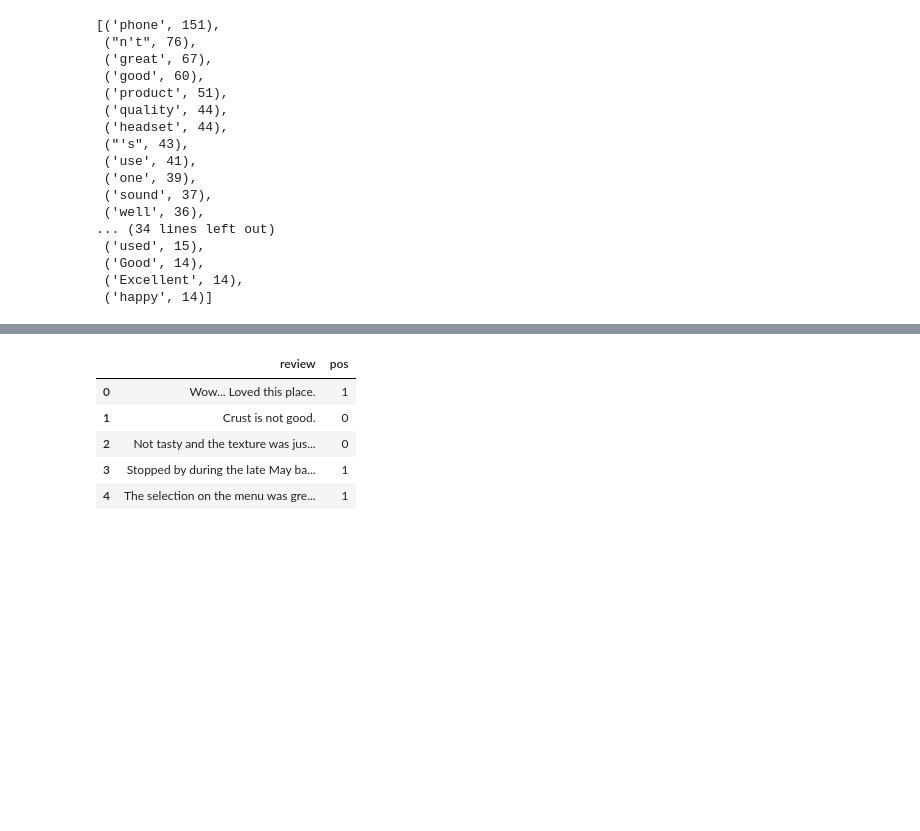
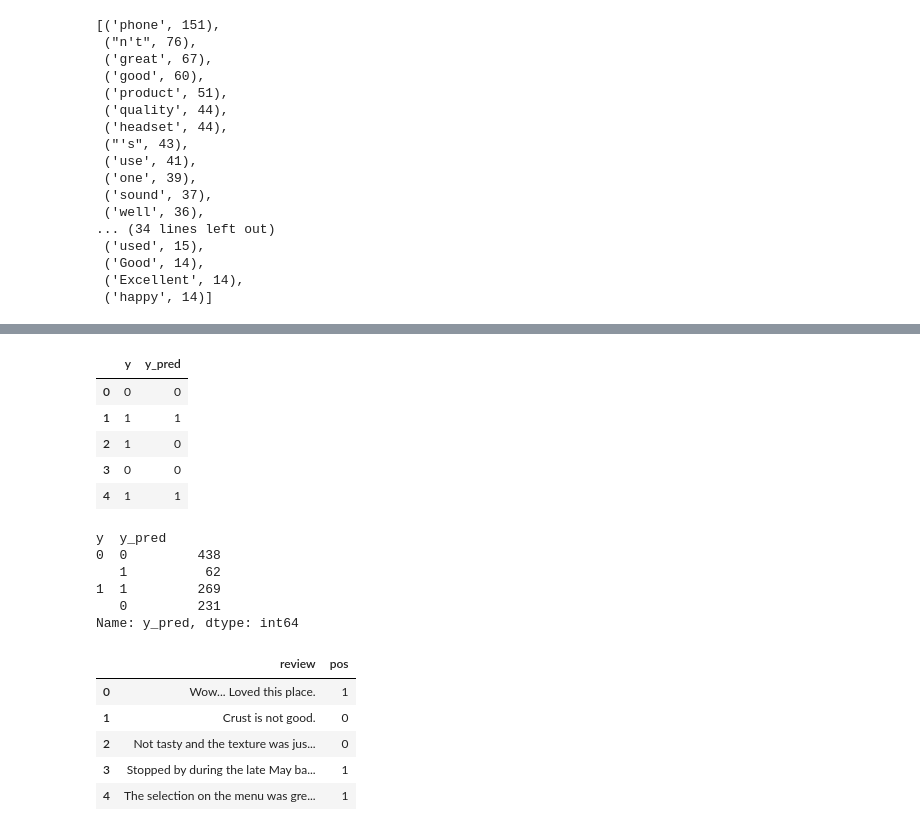
Before and after one commit to PriyankaBiswas/Data-Science, a Jupyter notebook: Unit2_SL/sentiment labelled sentences/feedback_analysis.ipynb, the cells around one changed output, grey strips where cells are left out. Cells and saved outputs as stored; diff of their text form; code cells hidden in the pictures; blank space fills up the shorter version.

Commit message:
manually counting confusion matrix

```diff
--- a/Unit2_SL/sentiment labelled sentences/feedback_analysis.ipynb
+++ b/Unit2_SL/sentiment labelled sentences/feedback_analysis.ipynb
@@ -142,4 +142,28 @@ True     298
 Name: pos, dtype: int64
+# %%
+y_pred_series = pd.Series(y_pred)
+# %%
+y_df = pd.concat([y, y_pred_series], axis=1)
+y_df.columns = ['y', 'y_pred']
+# %%
+y_df.head()
+# %% [output]
+|  | y | y_pred |
+| 0 | 0 | 0 |
+| 1 | 1 | 1 |
+| 2 | 1 | 0 |
+| 3 | 0 | 0 |
+| 4 | 1 | 1 |
+# %%
+FP = []
+y_df.groupby('y').y_pred.value_counts()
+# %% [output]
+y  y_pred
+0  0         438
+   1          62
+1  1         269
+   0         231
+Name: y_pred, dtype: int64
 # %%
 data_yelp = pd.read_csv('yelp_labelled.txt', delimiter='\t', header=None)
 data_yelp.columns = ['review', 'pos']
```
Also changed, not shown: parts of 8 cells of this notebook.
